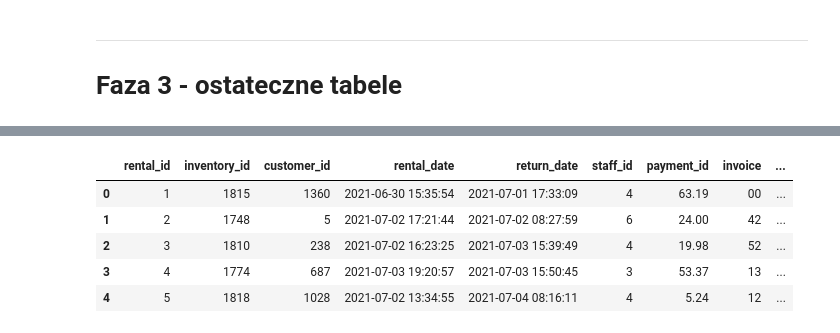
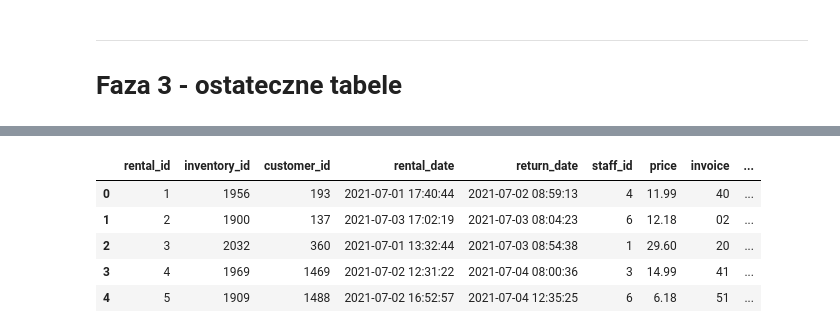
Before and after one commit to o-Mateo-o/geeks-and-dragons-db, a Jupyter notebook: notebooks/attempts/gen.ipynb, the cells around one changed output, grey strips where cells are left out. Saved outputs shown, nothing was run; the diff lists cells and outputs as text; code cells hidden in the pictures.

```diff
--- a/notebooks/attempts/gen.ipynb
+++ b/notebooks/attempts/gen.ipynb
@@ -107,14 +107,14 @@ def file_path(file_name: str):
     else:
         raise FileNotFoundError("No such file")
 # %%
-prompt_games = pd.read_csv(file_path("gry.csv"))
-prompt_first_names_males = pd.read_csv(file_path("imiona_m.csv"))
-prompt_last_names_males = pd.read_csv(file_path("nazwiska_m.csv"))
-prompt_first_names_females = pd.read_csv(file_path("imiona_k.csv"))
-prompt_last_names_females = pd.read_csv(file_path("nazwiska_k.csv"))
-prompt_cities = pd.read_csv(file_path("miasta.csv"))
-prompt_emails = pd.read_csv(file_path("Domeny.csv"))
-prompt_tournaments = pd.read_csv(file_path("turnieje.csv"), delimiter=";")
+prompt_games = pd.read_csv(file_path("games.csv"))
+prompt_first_names_males = pd.read_csv(file_path("names_males.csv"))
+prompt_last_names_males = pd.read_csv(file_path("lastnames_males.csv"))
+prompt_first_names_females = pd.read_csv(file_path("names_females.csv"))
+prompt_last_names_females = pd.read_csv(file_path("lastnames_females.csv"))
+prompt_cities = pd.read_csv(file_path("cities.csv"))
+prompt_emails = pd.read_csv(file_path("domains.csv"))
+prompt_tournaments = pd.read_csv(file_path("tournaments.csv"), delimiter=";")
 # %% [markdown]
 ## Tabela prompt_dates
 # %%
@@ -1966,12 +1991,12 @@ tournaments.head()
 # %%
-rental.head()
+rentals.head()
 # %% [output]
-|  | rental_id | inventory_id | customer_id | rental_date | return_date | staff_id | payment_id | invoice | ... |
-| 0 | 1 | 1815 | 1360 | 2021-06-30 15:35:54 | 2021-07-01 17:33:09 | 4 | 63.19 | 00 | ... |
-| 1 | 2 | 1748 | 5 | 2021-07-02 17:21:44 | 2021-07-02 08:27:59 | 6 | 24.00 | 42 | ... |
-| 2 | 3 | 1810 | 238 | 2021-07-02 16:23:25 | 2021-07-03 15:39:49 | 4 | 19.98 | 52 | ... |
-| 3 | 4 | 1774 | 687 | 2021-07-03 19:20:57 | 2021-07-03 15:50:45 | 3 | 53.37 | 13 | ... |
-| 4 | 5 | 1818 | 1028 | 2021-07-02 13:34:55 | 2021-07-04 08:16:11 | 4 | 5.24 | 12 | ... |
+|  | rental_id | inventory_id | customer_id | rental_date | return_date | staff_id | price | invoice | ... |
+| 0 | 1 | 1956 | 193 | 2021-07-01 17:40:44 | 2021-07-02 08:59:13 | 4 | 11.99 | 40 | ... |
+| 1 | 2 | 1900 | 137 | 2021-07-03 17:02:19 | 2021-07-03 08:04:23 | 6 | 12.18 | 02 | ... |
+| 2 | 3 | 2032 | 360 | 2021-07-01 13:32:44 | 2021-07-03 08:54:38 | 1 | 29.60 | 20 | ... |
+| 3 | 4 | 1969 | 1469 | 2021-07-02 12:31:22 | 2021-07-04 08:00:36 | 3 | 14.99 | 41 | ... |
+| 4 | 5 | 1909 | 1488 | 2021-07-02 16:52:57 | 2021-07-04 12:35:25 | 6 | 6.18 | 51 | ... |
 # %%
 inventory.head()
 # %% [output]
```
Also changed, not shown: parts of 47 cells of this notebook, 9 other files.
